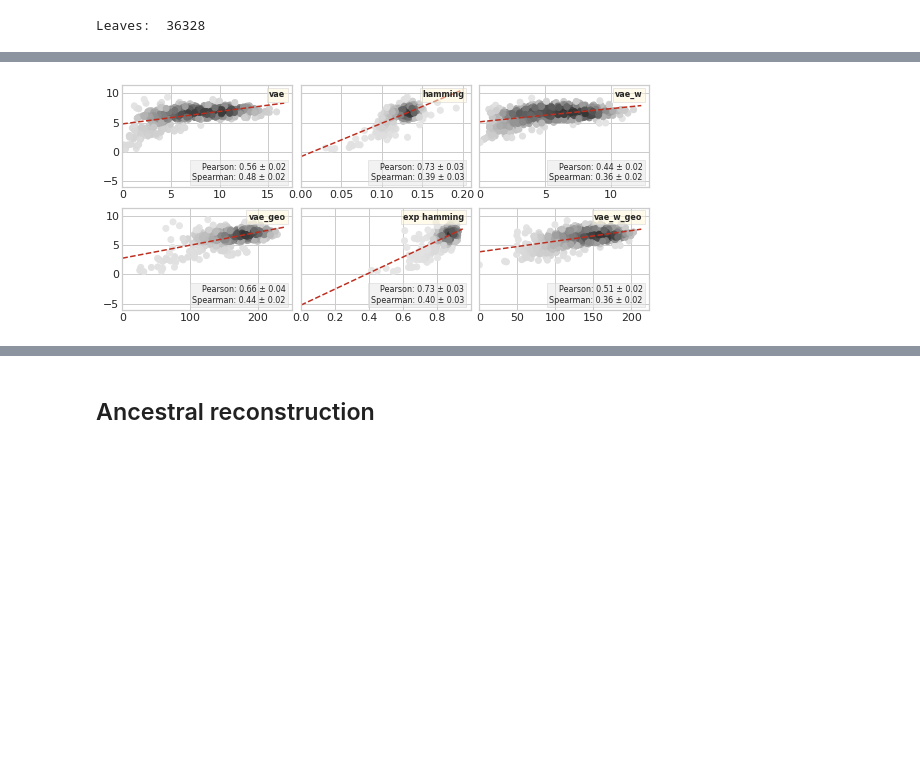
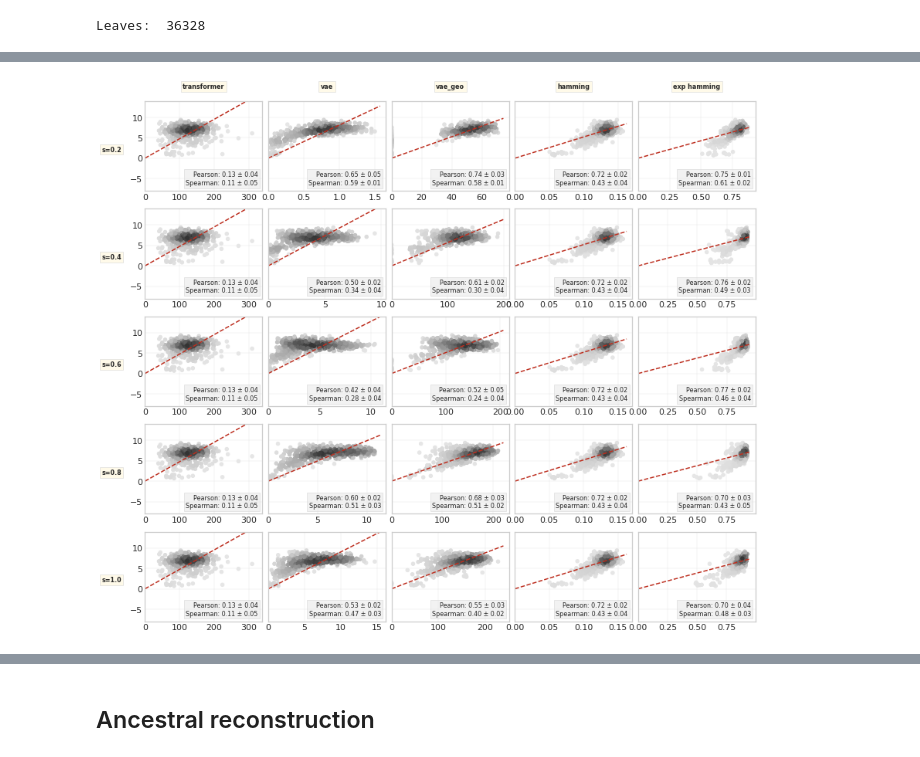
Before and after one commit to MachineLearningLifeScience/meaningful-protein-representations, a Jupyter notebook: distances.ipynb, the cells around one changed output, grey strips where cells are left out. Cells and saved outputs as stored; diff of their text form; code cells hidden in the pictures; blank space fills up the shorter version.

```diff
--- a/distances.ipynb
+++ b/distances.ipynb
@@ -502,8 +567,8 @@ def create_discretized_manifold(model, n_points=100, grid_min=-8, grid_max=8, sa
     return FastDiscretizedManifold(model, z_grid.t().reshape(2,n_points,n_points),
                                    use_diagonals=True, batch_size=256,
                                    external_curve_length_function=initializing_curve_length)
-dms = []
-for i, model in enumerate(models):
-    print('\n Creating discretized manifolds', i)
-    dms.append(create_discretized_manifold(model))
+dms = {}
+for i, (name,model) in enumerate(models):
+    print('\n', name, ': Creating discretized manifold')
+    dms[name] = create_discretized_manifold(model)
 # %% [output]
@@ -512,0 +584,11 @@ for i, model in enumerate(models):
+# %%
+# Load embeddings for transformed trained on beta-lactamase
+import pickle
+if not os.path.exists('transformer_new.pkl'):
+    !wget --no-check-certificate https://sid.erda.dk/share_redirect/a5PTfl88w0/transformer_new.pkl
+
+with open('transformer_new.pkl', 'rb') as f:
+    transformer_embeddings = pickle.load(f)
+transformer_embeddings[0].shape
+transformer_embeddings_df = pd.DataFrame(transformer_embeddings[0], index=transformer_embeddings[1])
+transformer_embeddings_df
@@ -663,8 +795,14 @@ import scipy.stats
 from scipy.stats import gaussian_kde
 import matplotlib.colors as colors
 import scipy.stats
+from sklearn.metrics import r2_score
 import seaborn as sns
 sns.set_theme(style="whitegrid")
+
+plt.rcParams.update({
+    "text.usetex": False,
+    "font.family": "sans-serif",
+    "font.sans-serif": ["Helvetica"]})
 
 def truncate_colormap(cmap, minval=0.0, maxval=1.0, n=100):
     new_cmap = colors.LinearSegmentedColormap.from_list(
@@ -672,21 +810,25 @@ def truncate_colormap(cmap, minval=0.0, maxval=1.0, n=100):
         cmap(np.linspace(minval, maxval, n)))
     return new_cmap
 
+distances_df = pd.DataFrame.from_dict({(i,j): distances_dict[i][j]
+                           for i in distances_dict.keys()
+                           for j in distances_dict[i].keys()},
+                       orient='index')
+
 red = [.74, .18, .12]
 yellow = "#fff6d5"
 cmap = truncate_colormap(plt.get_cmap('gray_r'), 0.1, 0.80)
 
+weighting_schemes = distances_df.index.get_level_values(0).unique()
+model_types = distances_df.columns
 
-fig, ax = plt.subplots(2, len(distances.columns)//2, sharex=False, sharey=True, figsize=(8,4.))
+sns.set_theme(style="whitegrid")
+sns.set_context(rc={"grid.linewidth": 0.2})
+
+fig, ax = plt.subplots(len(weighting_schemes), len(model_types), sharex=False, sharey=True, figsize=(12,12.))
 plt.subplots_adjust(wspace=0.05, hspace=0.2, left=0.075, right=0.99, bottom=0.2, top=0.98)
 
-print(len(distances.columns))
-
-for idx, model in enumerate(distances.columns):
-
-    idx = idx%2, idx//2
-
-    datapoints = np.array(distances[model].to_list())
+def scatter_plot(datapoints, ax, title=None):
 
     spearmans = []
     pearsons = []
@@ -703,8 +845,6 @@ for idx, model in enumerate(distances.columns):
                                                                                 np.mean(spearmans),
                                                                                 np.std(spearmans))
 
-    print(model, corr_str)
-
     # Visualize first repetition
     x = datapoints[0,0]
     y = datapoints[0,1]
@@ -713,27 +853,54 @@ for idx, model in enumerate(distances.columns):
 
     z = gaussian_kde(xy)(xy)
 
+    ax.scatter(x, y, c=z, cmap=cmap, s=20)
 
-    title = model
+    line_x = np.linspace(0, ax.get_xlim()[1], 500)
 
-    ax[idx].scatter(x, y, c=z, cmap=cmap)
+    coeff_a, _, _, _ = np.linalg.lstsq(x[:,np.newaxis], y, rcond=None)
+    line_y = coeff_a*line_x
 
-    line_x = np.linspace(0, ax[idx].get_xlim()[1], 500)
+    r2 = r2_score(y,coeff_a*x)
+    # corr_str = '''$R^2$: {:.2f}\n'''.format(r2) + corr_str
 
-    coef = np.polyfit(x,y,1)
-    line_y = np.poly1d(coef)(line_x)
+    #coef = np.polyfit(x,y,1)
+    #line_y = np.poly1d(coef)(line_x)
 
-    ax[idx].plot(line_x, line_y, '--', color=red)
+    ax.plot(line_x, line_y, '--', color=red)
 
-    ax[idx].tick_params(axis='both', which='major', pad=-3)
+    ax.tick_params(axis='both', which='major', pad=-3)
 
-    props = dict(boxstyle='square', facecolor=yellow, edgecolor='lightgrey', alpha=0.5, )
-
-    ax[idx].text(0.96, 0.95, title, transform=ax[idx].transAxes, fontsize=8, verticalalignment='top', horizontalalignment='right', bbox=props, fontweight='bold')
+    if title:
+        props = dict(boxstyle='square', facecolor=yellow, edgecolor='lightgrey', alpha=0.9, )
+        ax.text(0.96, 0.95, title, transform=ax.transAxes, fontsize=8, verticalalignment='top', horizontalalignment='right', bbox=props, fontweight='bold')
 
     props = dict(boxstyle='square', facecolor="0.9", edgecolor='lightgrey', alpha=0.5)
 
-    ax[idx].text(0.96, 0.05, corr_str, transform=ax[idx].transAxes, fontsize=8, verticalalignment='bottom', horizontalalignment='right', bbox=props)
+    ax.text(0.96, 0.05, corr_str, transform=ax.transAxes, fontsize=8, verticalalignment='bottom', horizontalalignment='right', bbox=props)
 
-    ax[idx].set_xlim(left=0)
+    ax.set_xlim(left=0)
+
+
+for idx1, weighting_scheme in enumerate(weighting_schemes):
+
+    weight_label = "1.0"
+    if "reweighted" in weighting_scheme:
+        weight_label = re.search("reweighted_([0-9.]+)", weighting_scheme).group(1)
+    props = dict(boxstyle='square', facecolor=yellow, edgecolor='lightgrey', alpha=0.5, )
+    ax[idx1, 0 ].text(-0.2, 0.5, "s={}".format(weight_label), transform=ax[idx1, 0].transAxes, fontsize=8, verticalalignment='top', horizontalalignment='right', bbox=props, fontweight='bold')
+
+    for idx2, model in enumerate(distances_df.columns):
+
+        if idx1==0:
+            props = dict(boxstyle='square', facecolor=yellow, edgecolor='lightgrey', alpha=0.5, )
+            ax[0, idx2].text(0.5, 1.2, model, transform=ax[0, idx2].transAxes, fontsize=8, verticalalignment='top', horizontalalignment='center', bbox=props, fontweight='bold')
+
+        datapoints = np.array(distances_df.loc[weighting_scheme, model].to_list())
+        if len(datapoints.shape)>2:
+            scatter_plot(datapoints, ax[idx1, idx2])
+
+        ax[idx1, idx2].set_ylim([-8,14])
+
+
+plt.savefig("correlations_all.pdf", bbox_inches='tight')
 # %% [output]
@@ -753 +907 @@ Spearman: 0.36 ± 0.02
-[figure, old version]
+[figure, new version]
```
Also changed, not shown: parts of 35 cells of this notebook, 2 other files.
